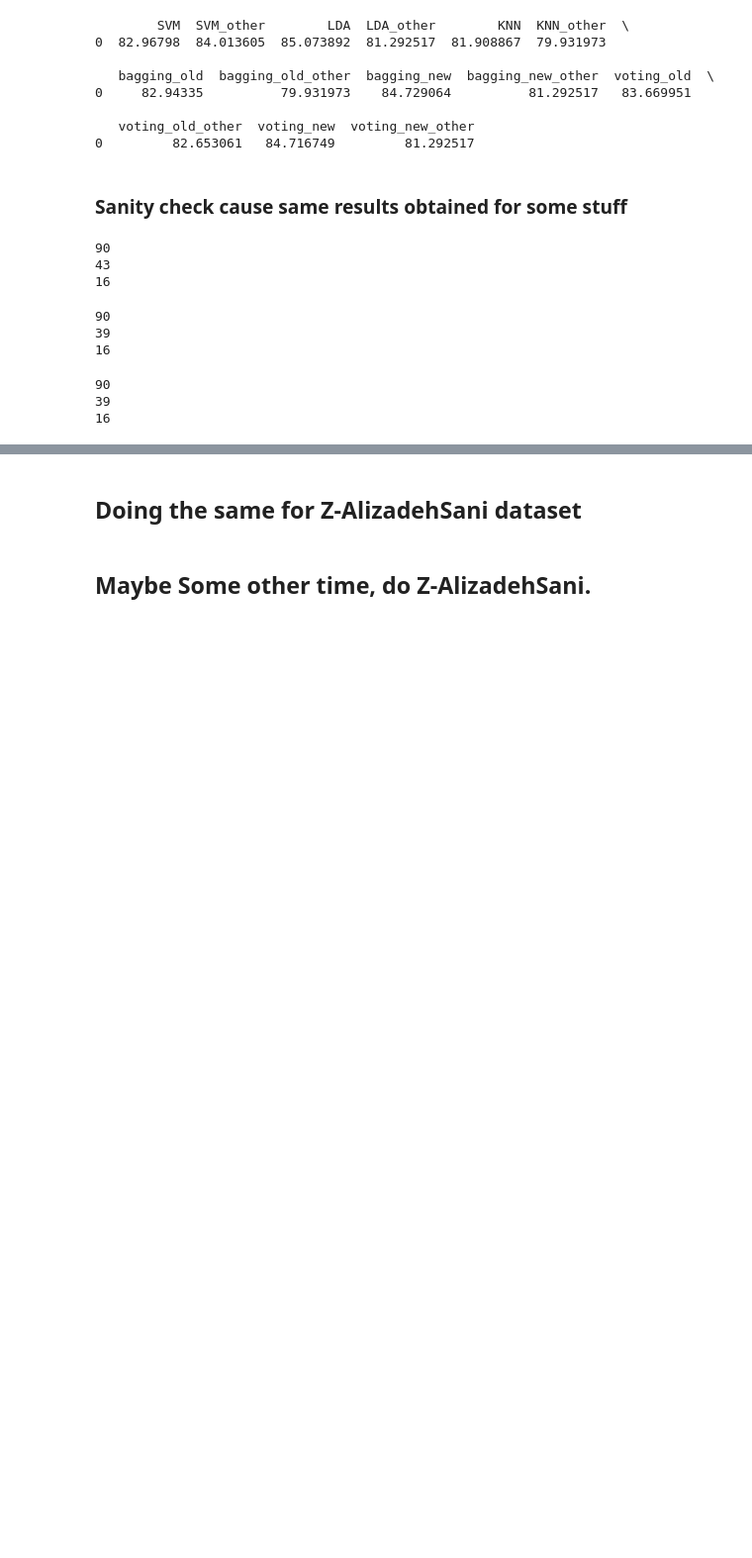
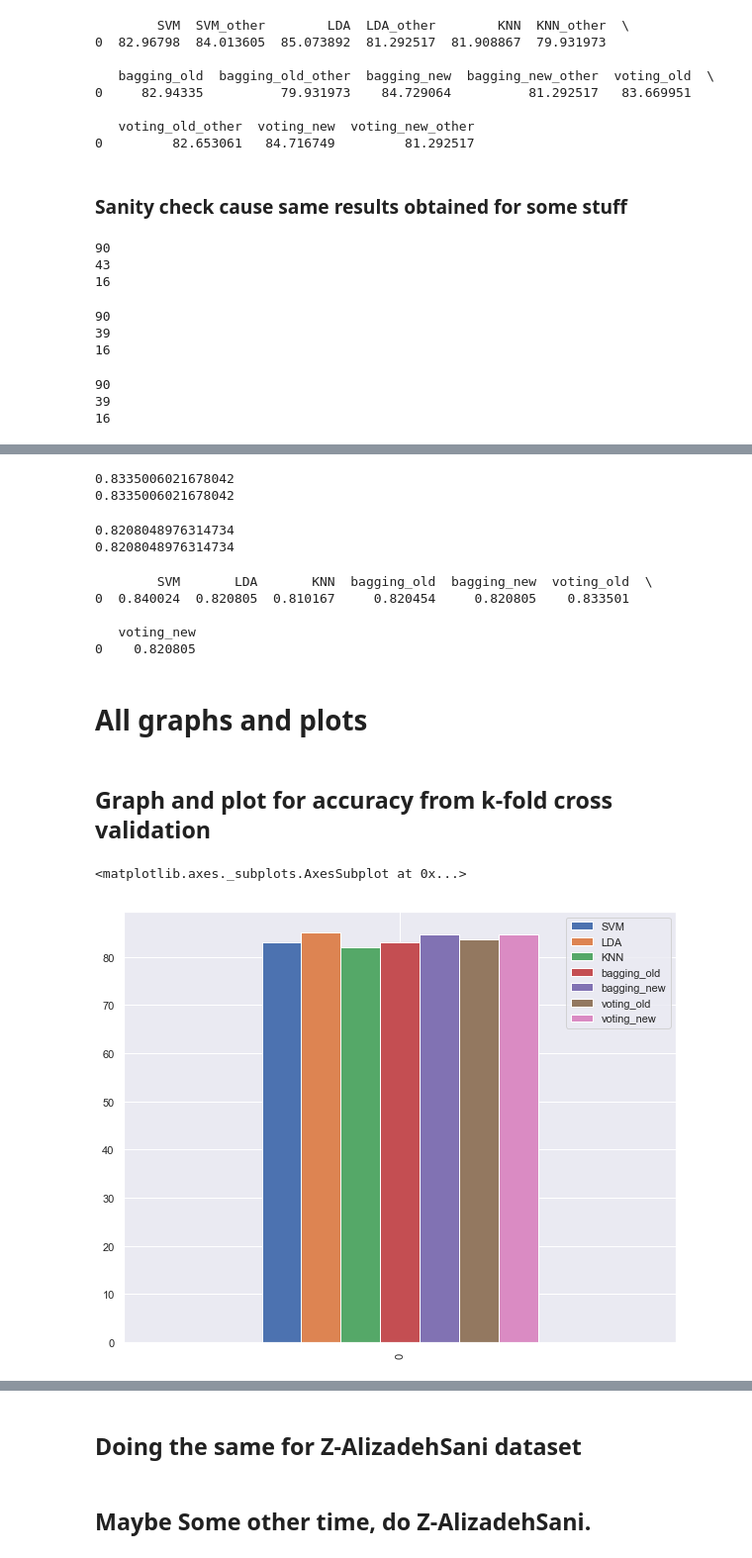
Before and after one commit to zhihao0040/CADPrediction, a Jupyter notebook: ClassificationProblemTransform.ipynb, the cells around one changed output, grey strips where cells are left out. Shown at 99% size. Saved outputs shown, nothing was run; the diff lists cells and outputs as text; code cells hidden in the pictures; blank space fills up the shorter version.

```diff
--- a/ClassificationProblemTransform.ipynb
+++ b/ClassificationProblemTransform.ipynb
@@ -1790,0 +1893,37 @@ print(voting_new_false_negatives)
+# %%
+voting_false_positive_rate, voting_true_positive_rate, voting_thresholds = roc_curve(df.num, voting_clf.predict(df_to_use2))
+voting_auc = auc(voting_false_positive_rate, voting_true_positive_rate)
+voting_auc_roc = roc_auc_score(df.num, voting_clf.predict(df_to_use2))
+print(voting_auc)
+print(voting_auc_roc)
+# %% [output]
+0.8335006021678042
+0.8335006021678042
+# %%
+voting2_false_positive_rate, voting2_true_positive_rate, voting2_thresholds = roc_curve(df.num, voting_clf2.predict(intermediate_df2))
+voting2_auc = auc(voting2_false_positive_rate, voting2_true_positive_rate)
+voting2_auc_roc = roc_auc_score(df.num, voting_clf2.predict(intermediate_df2))
+print(voting2_auc)
+print(voting2_auc_roc)
+# %% [output]
+0.8208048976314734
+0.8208048976314734
+# %%
+auc_dict = {'SVM': [svm_auc], 'LDA': [lda_auc], 'KNN': [knn_auc], 'bagging_old':[bagging_auc], 'bagging_new':[bagging2_auc],  'voting_old':[voting_auc], 'voting_new':[voting2_auc]}
+auc_df = pd.DataFrame(auc_dict)
+print(auc_df)
+# %% [output]
+        SVM       LDA       KNN  bagging_old  bagging_new  voting_old  \
+0  0.840024  0.820805  0.810167     0.820454     0.820805    0.833501
+
+   voting_new
+0    0.820805
+# %% [markdown]
+# All graphs and plots
+# %% [markdown]
+## Graph and plot for accuracy from k-fold cross validation
+# %%
+results_df.plot.bar(figsize=(10,8))
+# %% [output]
+<matplotlib.axes._subplots.AxesSubplot at 0x...>
+[figure, added]
```
Also changed, not shown: parts of 37 cells of this notebook, 1 other file.
